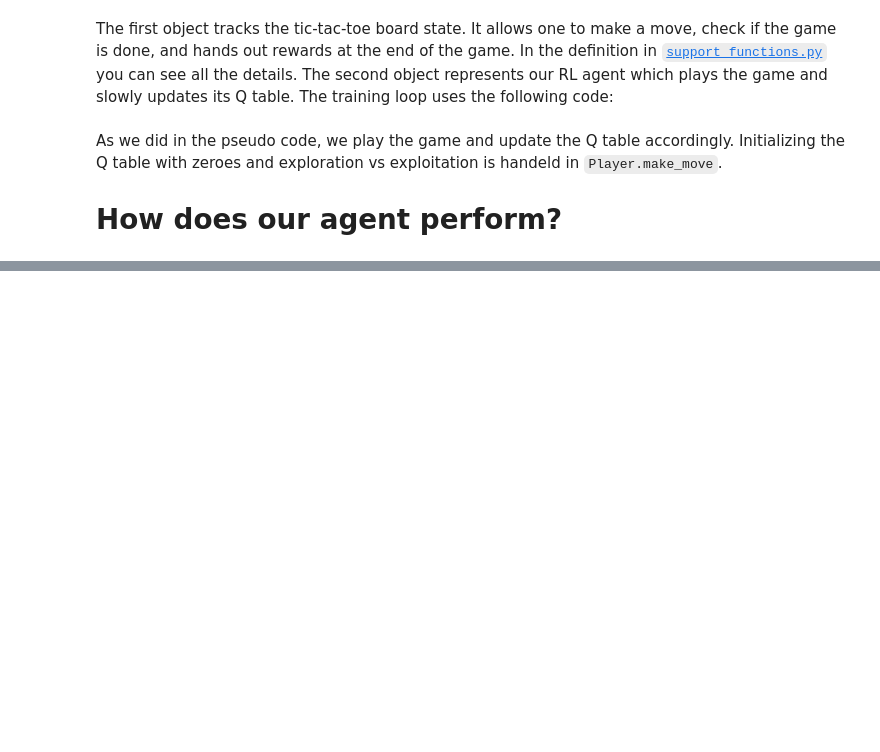
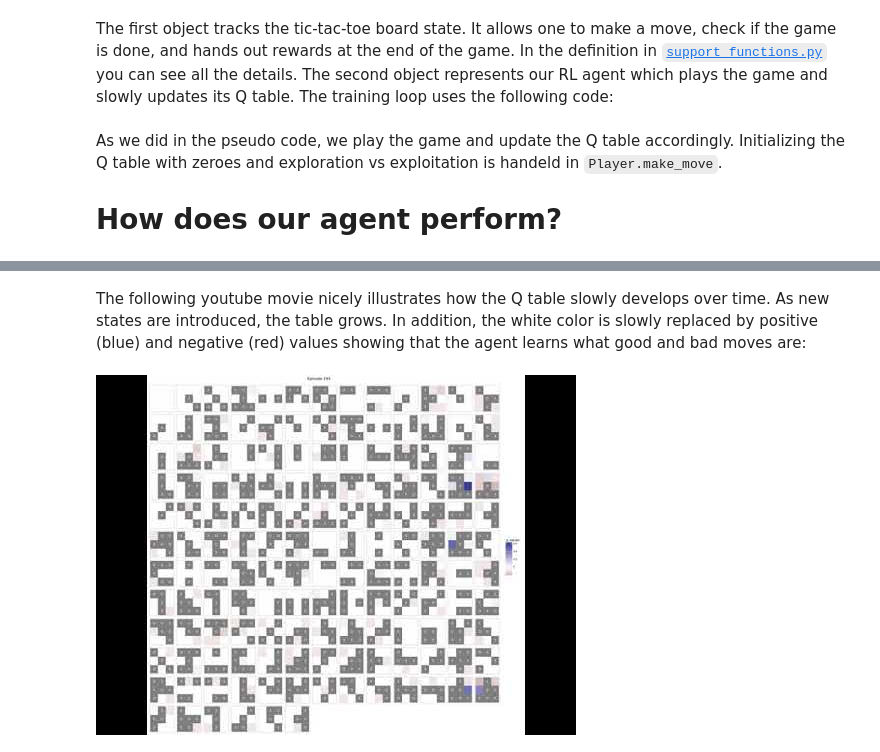
Before and after one commit to PaulHiemstra/qlearning_paper, a Jupyter notebook: tictoe_qlearning_paper.ipynb, the cells around one changed output, grey strips where cells are left out. Drawn from its saved outputs; the diff is of its cells as text; code cells hidden in the pictures; blank space fills up the shorter version.

```diff
--- a/tictoe_qlearning_paper.ipynb
+++ b/tictoe_qlearning_paper.ipynb
@@ -136,0 +150,8 @@ tictactoe.reset_board()
+# %% [markdown]
+The following youtube movie nicely illustrates how the Q table slowly develops over time. As new states are introduced, the table grows. In addition, the white color is slowly replaced by positive (blue) and negative (red) values showing that the agent learns what good and bad moves are:
+# %%
+from IPython.display import YouTubeVideo
+
+YouTubeVideo('9ReBjEf0GAY', width=500, height=500)
+# %% [output]
+[figure, added]
```
Also changed, not shown: parts of 14 cells of this notebook.
